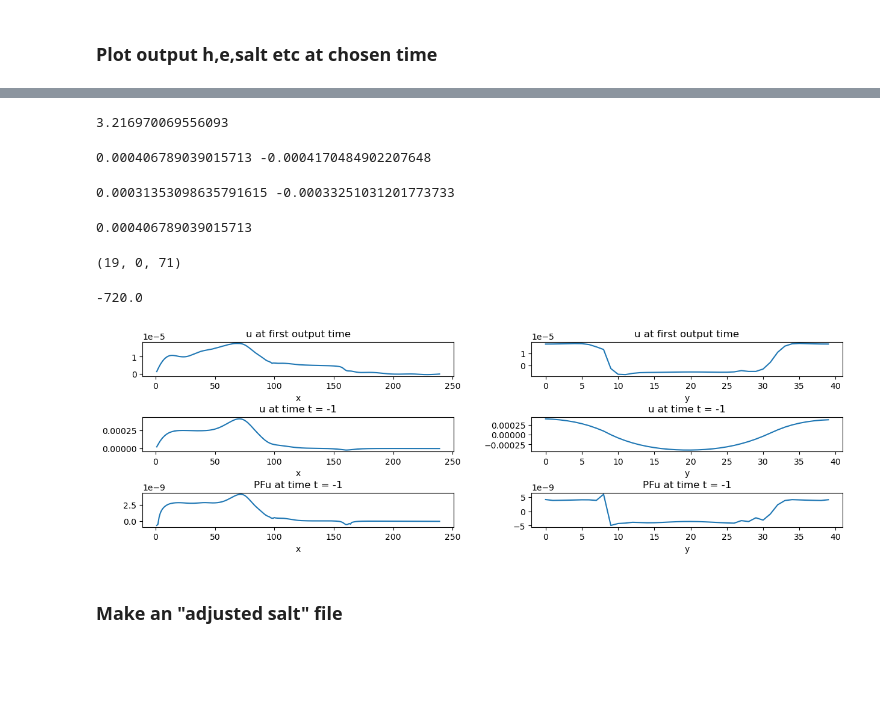
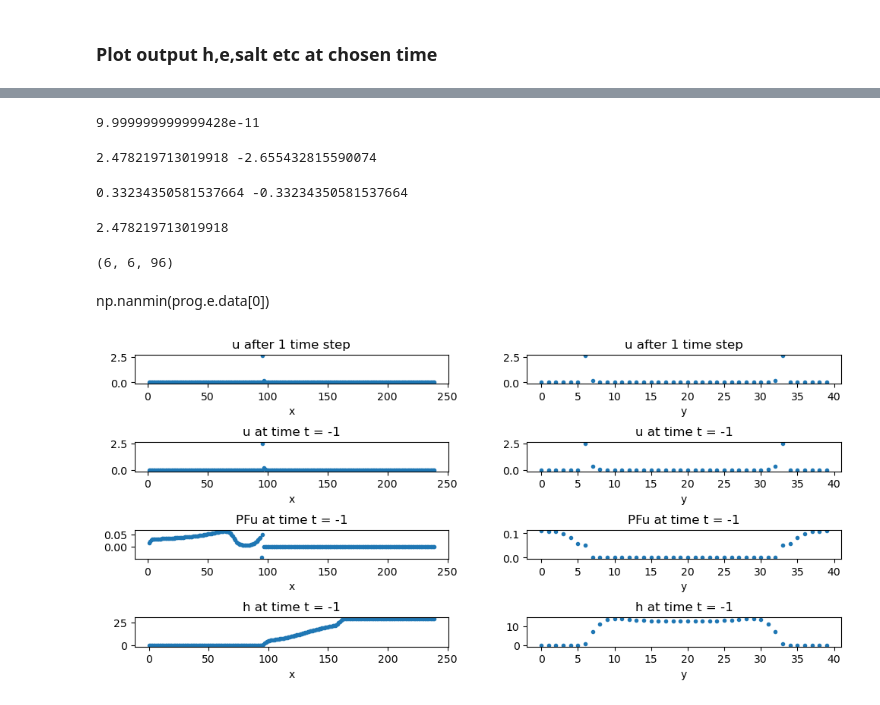
Before and after one commit to yungcm/MOM6-examples, a Jupyter notebook: ocean_only/seamount/isomip/isomip.ipynb, the cells around one changed output, grey strips where cells are left out. Saved outputs shown, nothing was run; the diff lists cells and outputs as text; code cells hidden in the pictures; blank space fills up the shorter version.

```diff
--- a/ocean_only/seamount/isomip/isomip.ipynb
+++ b/ocean_only/seamount/isomip/isomip.ipynb
@@ -7,7 +7,7 @@ import xarray as xr
 import netCDF4 as nc
 import math
 
-di = '/home/claire/Github-forked/MOM6-examples/ocean_only/seamount/sigma_shelf_zstar_isomip'
+di = '/home/claire/Github-forked/MOM6-examples/ocean_only/seamount/isomip'
 
 NHALO = 4
 IC_FILE = 'MOM_IC.nc'
@@ -118,57 +120,63 @@ plt.plot(prog.salt.data[ttt][zzz][yy,:])
 # %%
 np.nanmin(prog.h[0].data)
 # %% [output]
-3.216970069556093
+9.999999999999428e-11
 # %%
 print(np.nanmax(prog.u.data[-1]), np.nanmin(prog.u.data[-1])) # 0.0012509557073082142 -0.0006301157530793094
 # %% [output]
-0.000406789039015713 -0.0004170484902207648
+2.478219713019918 -2.655432815590074
 # %%
 print(np.nanmax(prog.v.data[-1]), np.nanmin(prog.v.data[-1])) # 0.0012509557073082142 -0.0006301157530793094
 # %% [output]
-0.00031353098635791615 -0.00033251031201773733
+0.33234350581537664 -0.33234350581537664
 # %%
 arr = prog.u.data[-1]
 ind = np.unravel_index(np.nanargmax(arr),arr.shape)
 print(arr[ind])
 ind
 # %% [output]
-0.000406789039015713
+2.478219713019918
-(19, 0, 71)
+(6, 6, 96)
-# %%
-np.nanmin(prog.e.data[0])
-# %% [output]
--720.0
+# %% [markdown]
+np.nanmin(prog.e.data[0])
 # %%
-#!aft = xr.open_dataset(di + '/after_ts_2_u.nc') # works only for 1 core, shows u after 1 time step
 mo = xr.open_dataset(di + '/mom.nc')
+fig,axes = plt.subplots(nrows = 4, ncols = 2, figsize = (12,5))
 
-fig,axes = plt.subplots(nrows = 3, ncols = 2, figsize = (15,4))
+tt=-1; zz=6; yy=6; xx=96
+showU = True
+if (showU):
+    u_or_v = "u"; PFu_or_v = "PFu"; prog_field = prog.u; mo_field = mo.PFu
+else:
+    u_or_v = "v"; PFu_or_v = "PFv"; prog_field = prog.v; mo_field = mo.PFv
 
-tt=-1; zz=19; yy=0; xx=71
-#!axes[0,0].plot(aft.u.data[zzz,yy+NHALO,NHALO:-NHALO])
-axes[0,0].plot(prog.u[0][zz].data[yy,:])
+axes[0,0].plot(prog_field[0][zz].data[yy,:],'.')
 axes[0,0].set_xlabel("x")
-axes[0,0].set_title("u at first output time") # depends on diag_table setting
-#!axes[0,1].plot(aft.u.data[zzz,NHALO:-NHALO,xx+NHALO],'o')
-axes[0,1].plot(prog.u[0][zz].data[:,xx])
+axes[0,0].set_title("{} after 1 time step".format(u_or_v)) # depends on diag_table setting
+axes[0,1].plot(prog_field[0][zz].data[:,xx],'.')
 axes[0,1].set_xlabel("y")
-axes[0,1].set_title("u at first output time") # depends on diag_table setting
-axes[1,0].plot(prog.u[tt][zz].data[yy,:])
+axes[0,1].set_title("{} after 1 time step".format(u_or_v)) # depends on diag_table setting
+axes[1,0].plot(prog_field[tt][zz].data[yy,:],'.',)
 axes[1,0].set_xlabel("x")
-axes[1,0].set_title("u at time t = {}".format(tt))
-axes[1,1].plot(prog.u[tt][zz].data[:,xx])
+axes[1,0].set_title("{} at time t = {}".format(u_or_v, tt))
+axes[1,1].plot(prog_field[tt][zz].data[:,xx],'.')
 axes[1,1].set_xlabel("y")
-axes[1,1].set_title("u at time t = {}".format(tt))
-axes[2,0].plot(mo.PFu[tt][zz].data[yy,:])
+axes[1,1].set_title("{} at time t = {}".format(u_or_v,tt))
+axes[2,0].plot(mo_field[tt][zz].data[yy,:],'.')
 axes[2,0].set_xlabel("x")
-axes[2,0].set_title("PFu at time t = {}".format(tt))
-axes[2,1].plot(mo.PFu[tt][zz].data[:,xx])
+axes[2,0].set_title("{} at time t = {}".format(PFu_or_v,tt))
+axes[2,1].plot(mo_field[tt][zz].data[:,xx],'.',)
 axes[2,1].set_xlabel("y")
-axes[2,1].set_title("PFu at time t = {}".format(tt))
+axes[2,1].set_title("{} at time t = {}".format(PFu_or_v, tt))
+axes[3,0].plot(prog.h[tt][zz].data[yy,:],'.')
+axes[3,0].set_xlabel("x")
+axes[3,0].set_title("h at time t = {}".format(tt))
+axes[3,1].plot(prog.h[tt][zz].data[:,xx],'.',)
+axes[3,1].set_xlabel("y")
+axes[3,1].set_title("h at time t = {}".format(tt))
 
-plt.subplots_adjust(wspace = 0.25, hspace = 1.2)
+plt.subplots_adjust(wspace = 0.25, hspace = 2.0)
+
+mo.close()
 # %% [output]
-[figure, old version]
+[figure, new version]
-# %% [markdown]
-### Make an "adjusted salt" file
```
Also changed, not shown: parts of 13 cells of this notebook, 12 other files.
